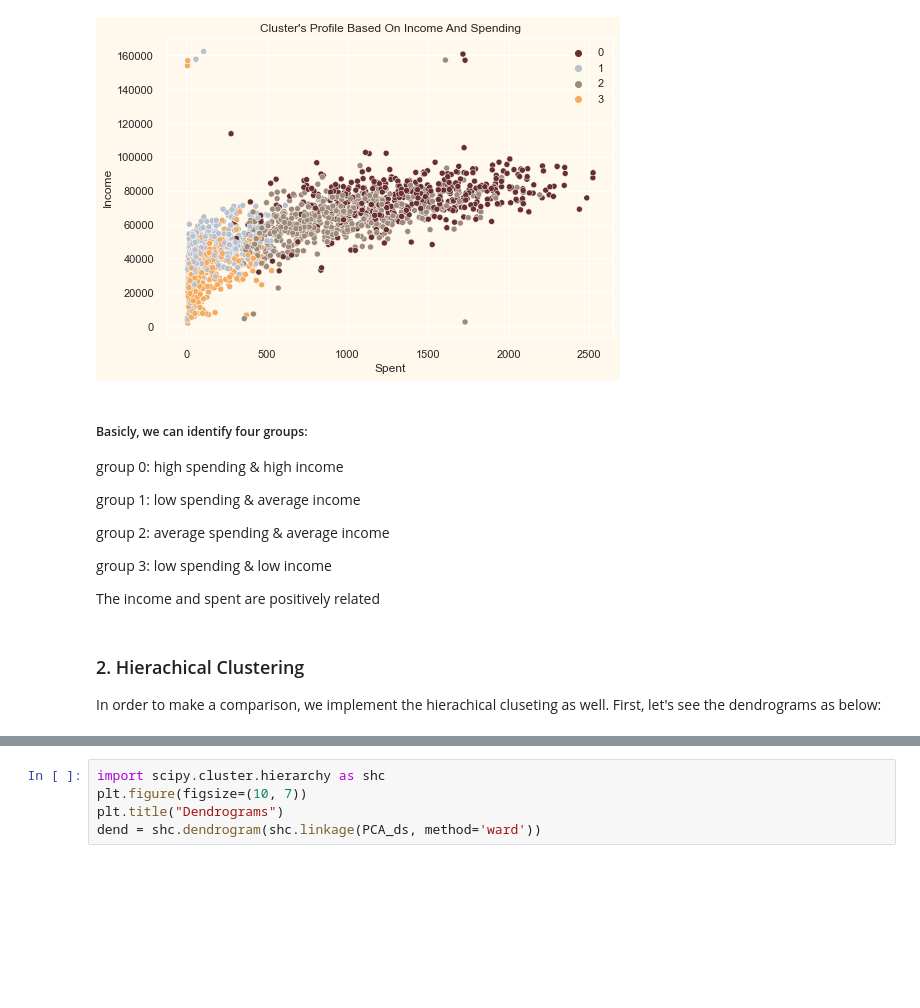
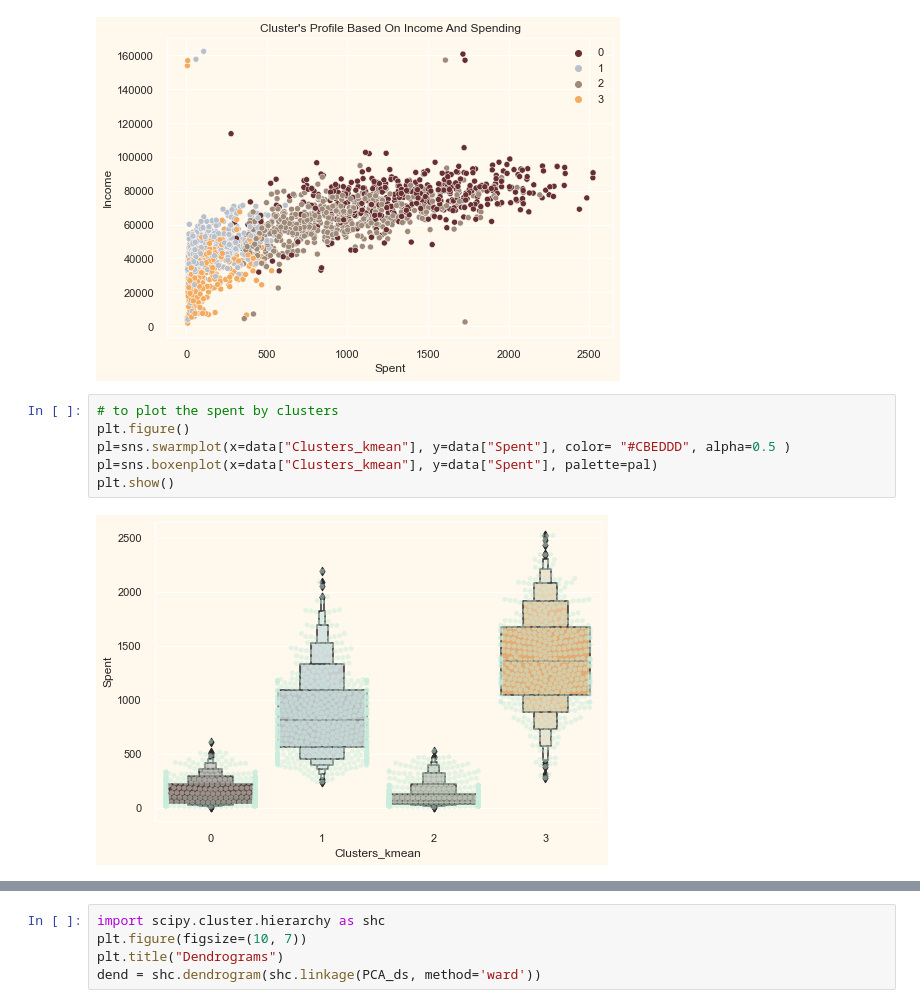
Before and after one commit to lsa108/733-blog, a Jupyter notebook: kmean and hierachical clustering.ipynb, the cells around one changed output, grey strips where cells are left out. Cells and saved outputs as stored; diff of their text form; blank space fills up the shorter version.

```diff
--- a/kmean and hierachical clustering.ipynb
+++ b/kmean and hierachical clustering.ipynb
@@ -357,18 +369,11 @@ plt.legend()
 plt.show()
 # %% [output]
 [figure]
-# %% [markdown]
-##### Basicly, we can identify four groups:
-group 0: high spending & high income
-
-group 1: low spending & average income
-
-group 2: average spending & average income
-
-group 3: low spending & low income
-
-The income and spent are positively related
-# %% [markdown]
-### 2. Hierachical Clustering
-
-In order to make a comparison, we implement the hierachical cluseting as well. First, let's see the dendrograms as below:
+# %%
+# to plot the spent by clusters
+plt.figure()
+pl=sns.swarmplot(x=data["Clusters_kmean"], y=data["Spent"], color= "#CBEDDD", alpha=0.5 )
+pl=sns.boxenplot(x=data["Clusters_kmean"], y=data["Spent"], palette=pal)
+plt.show()
+# %% [output]
+[figure, added]
```
Also changed, not shown: parts of 50 cells of this notebook.
